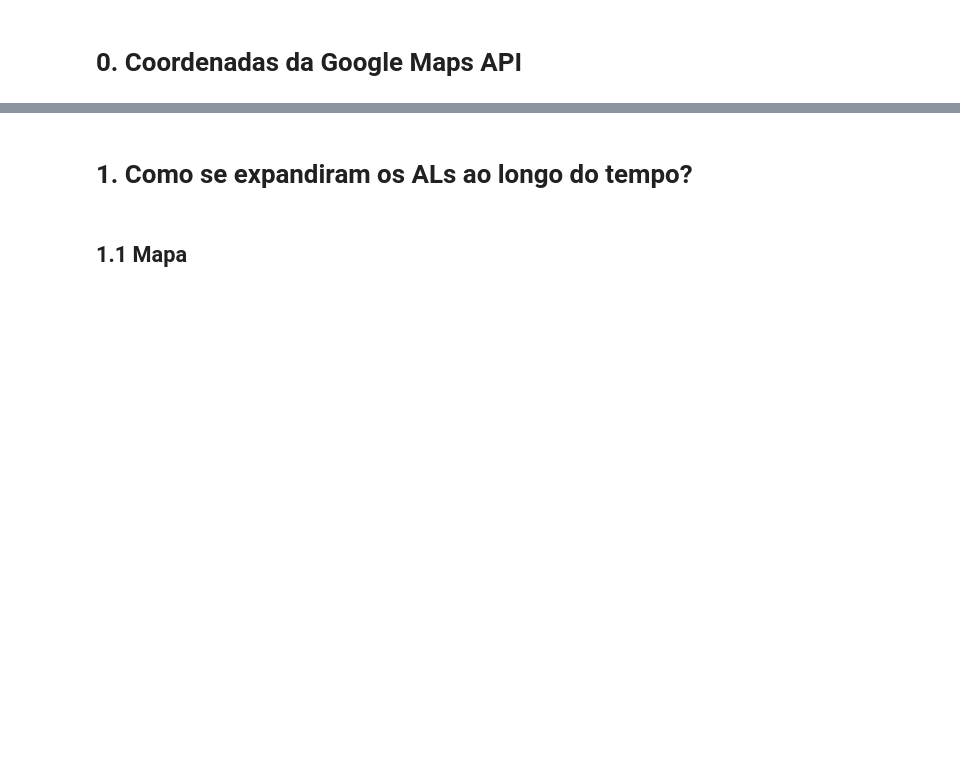
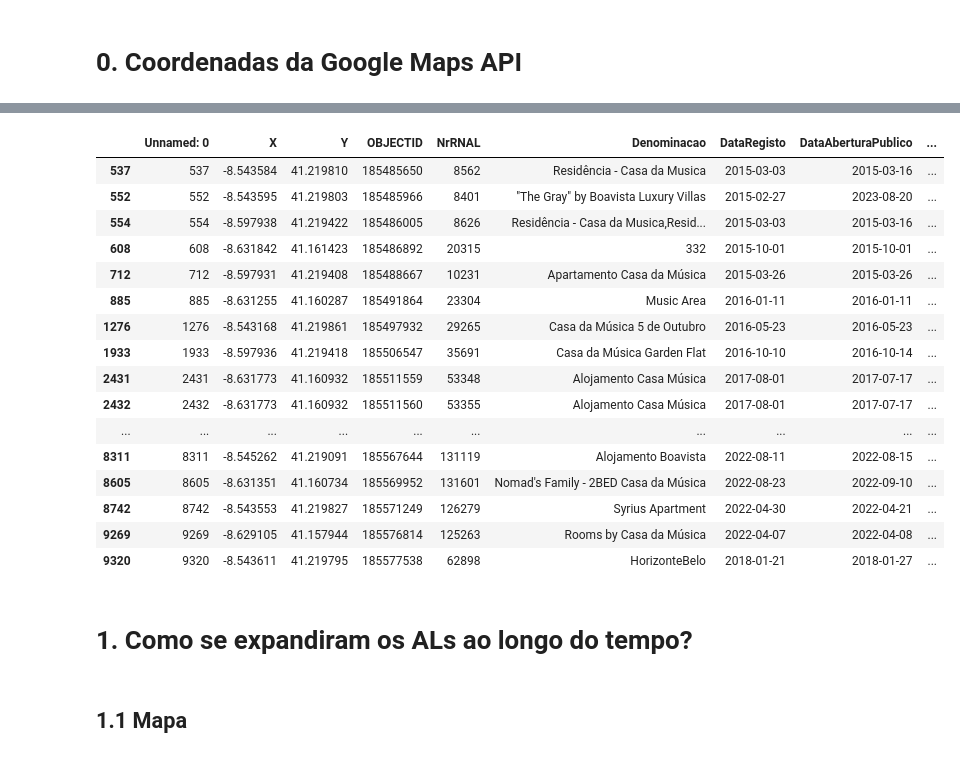
Before and after one commit to drowninginc/desalojamento, a Jupyter notebook: python/generate.ipynb, the cells around one changed output, grey strips where cells are left out. Saved outputs shown, nothing was run; the diff lists cells and outputs as text; code cells hidden in the pictures; blank space fills up the shorter version.

```diff
--- a/python/generate.ipynb
+++ b/python/generate.ipynb
@@ -122,3 +156,23 @@ def get_coordinates(address, postalcode):
+# %%
+rnal[rnal["numero_porta"] == "rua 5"]
+# %% [output]
+|  | Unnamed: 0 | X | Y | OBJECTID | NrRNAL | Denominacao | DataRegisto | DataAberturaPublico | ... |
+| 537 | 537 | -8.543584 | 41.219810 | 185485650 | 8562 | Residência - Casa da Musica | 2015-03-03 | 2015-03-16 | ... |
+| 552 | 552 | -8.543595 | 41.219803 | 185485966 | 8401 | "The Gray" by Boavista Luxury Villas | 2015-02-27 | 2023-08-20 | ... |
+| 554 | 554 | -8.597938 | 41.219422 | 185486005 | 8626 | Residência - Casa da Musica,Resid... | 2015-03-03 | 2015-03-16 | ... |
+| 608 | 608 | -8.631842 | 41.161423 | 185486892 | 20315 | 332 | 2015-10-01 | 2015-10-01 | ... |
+| 712 | 712 | -8.597931 | 41.219408 | 185488667 | 10231 | Apartamento Casa da Música | 2015-03-26 | 2015-03-26 | ... |
+| 885 | 885 | -8.631255 | 41.160287 | 185491864 | 23304 | Music Area | 2016-01-11 | 2016-01-11 | ... |
+| 1276 | 1276 | -8.543168 | 41.219861 | 185497932 | 29265 | Casa da Música 5 de Outubro | 2016-05-23 | 2016-05-23 | ... |
+| 1933 | 1933 | -8.597936 | 41.219418 | 185506547 | 35691 | Casa da Música Garden Flat | 2016-10-10 | 2016-10-14 | ... |
+| 2431 | 2431 | -8.631773 | 41.160932 | 185511559 | 53348 | Alojamento Casa Música | 2017-08-01 | 2017-07-17 | ... |
+| 2432 | 2432 | -8.631773 | 41.160932 | 185511560 | 53355 | Alojamento Casa Música | 2017-08-01 | 2017-07-17 | ... |
+| ... | ... | ... | ... | ... | ... | ... | ... | ... | ... |
+| 8311 | 8311 | -8.545262 | 41.219091 | 185567644 | 131119 | Alojamento Boavista | 2022-08-11 | 2022-08-15 | ... |
+| 8605 | 8605 | -8.631351 | 41.160734 | 185569952 | 131601 | Nomad's Family - 2BED Casa da Música | 2022-08-23 | 2022-09-10 | ... |
+| 8742 | 8742 | -8.543553 | 41.219827 | 185571249 | 126279 | Syrius Apartment | 2022-04-30 | 2022-04-21 | ... |
+| 9269 | 9269 | -8.629105 | 41.157944 | 185576814 | 125263 | Rooms by Casa da Música | 2022-04-07 | 2022-04-08 | ... |
+| 9320 | 9320 | -8.543611 | 41.219795 | 185577538 | 62898 | HorizonteBelo | 2018-01-21 | 2018-01-27 | ... |
 # %% [markdown]
 # 1. Como se expandiram os ALs ao longo do tempo?
 # %% [markdown]
```
Also changed, not shown: parts of 12 cells of this notebook, 6 other files.
